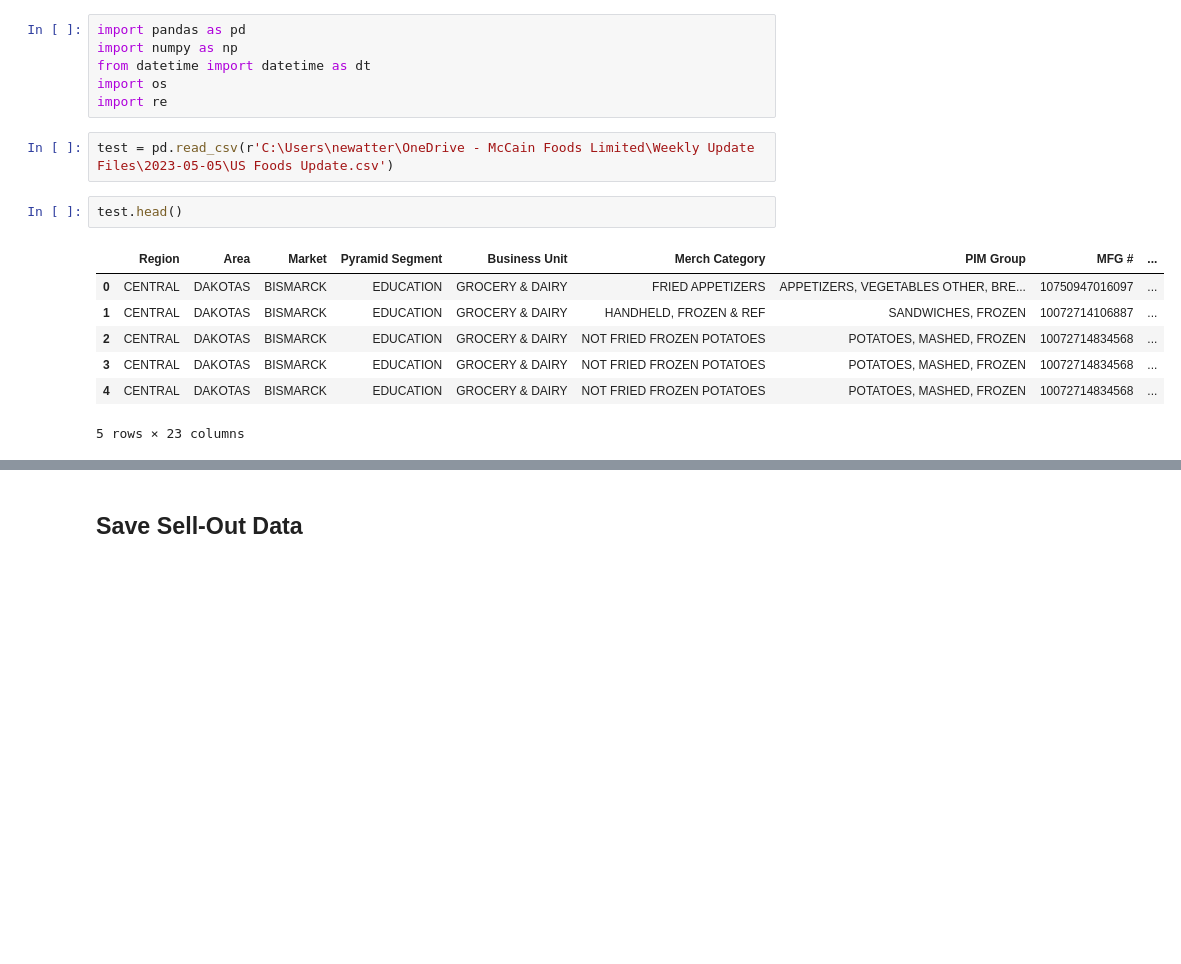
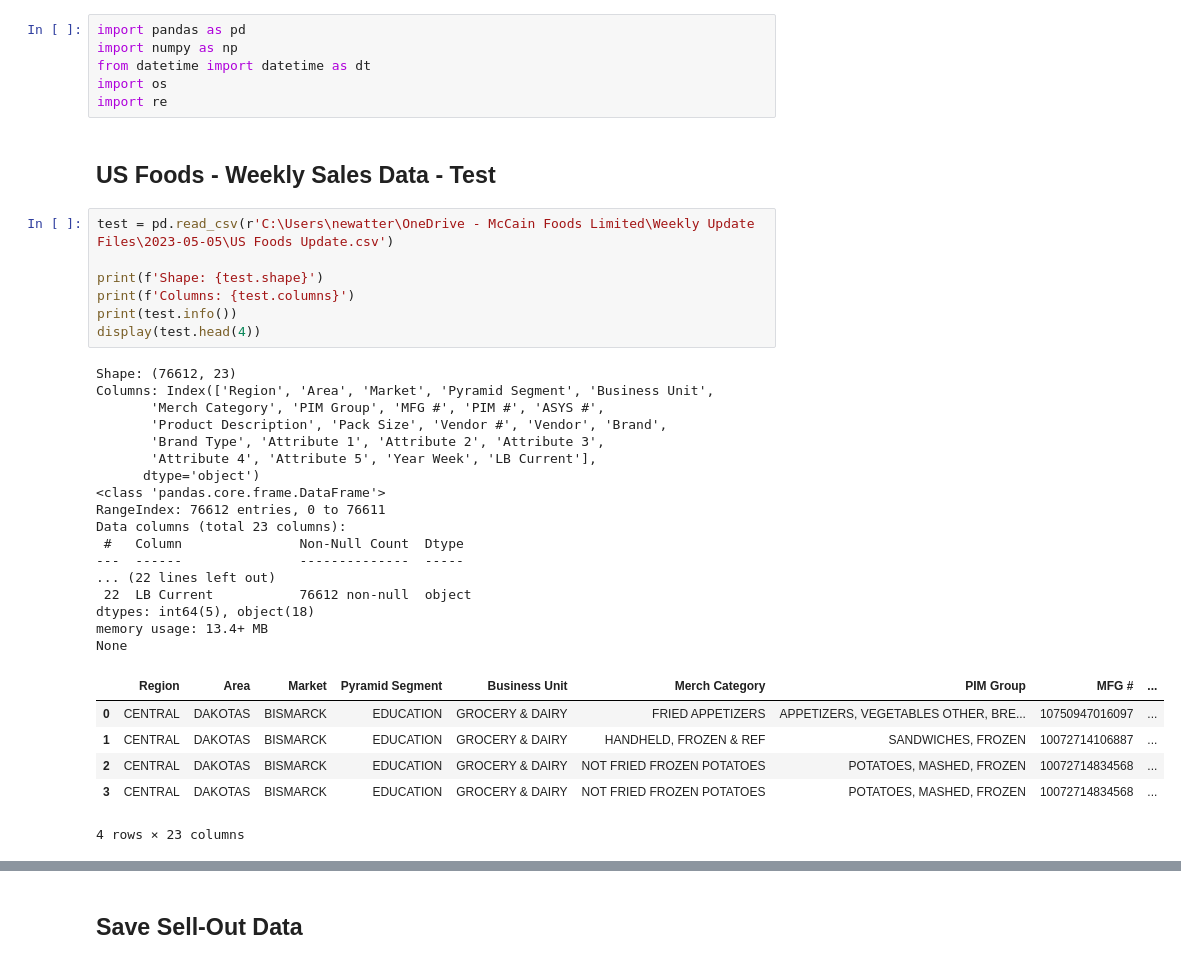
Before and after one commit to mfnewatter/Data-Update, a Jupyter notebook: sell_out_compile.ipynb, the cells around one changed output, grey strips where cells are left out. Drawn from its saved outputs; the diff is of its cells as text; blank space fills up the shorter version.

```diff
--- a/sell_out_compile.ipynb
+++ b/sell_out_compile.ipynb
@@ -4,15 +4,36 @@ import numpy as np
 from datetime import datetime as dt
 import os
 import re
+# %% [markdown]
+## US Foods - Weekly Sales Data - Test
 # %%
 test = pd.read_csv(r'C:\Users\newatter\OneDrive - McCain Foods Limited\Weekly Update Files\2023-05-05\US Foods Update.csv')
+
+print(f'Shape: {test.shape}')
+print(f'Columns: {test.columns}')
+print(test.info())
+display(test.head(4))
+# %% [output]
+Shape: (76612, 23)
+Columns: Index(['Region', 'Area', 'Market', 'Pyramid Segment', 'Business Unit',
+       'Merch Category', 'PIM Group', 'MFG #', 'PIM #', 'ASYS #',
+       'Product Description', 'Pack Size', 'Vendor #', 'Vendor', 'Brand',
+       'Brand Type', 'Attribute 1', 'Attribute 2', 'Attribute 3',
+       'Attribute 4', 'Attribute 5', 'Year Week', 'LB Current'],
+      dtype='object')
+<class 'pandas.core.frame.DataFrame'>
+RangeIndex: 76612 entries, 0 to 76611
+Data columns (total 23 columns):
+ #   Column               Non-Null Count  Dtype
+---  ------               --------------  -----
+... (22 lines left out)
+ 22  LB Current           76612 non-null  object
+dtypes: int64(5), object(18)
+memory usage: 13.4+ MB
+None
+|  | Region | Area | Market | Pyramid Segment | Business Unit | Merch Category | PIM Group | MFG # | ... |
+| 0 | CENTRAL | DAKOTAS | BISMARCK | EDUCATION | GROCERY & DAIRY | FRIED APPETIZERS | APPETIZERS, VEGETABLES OTHER, BRE... | 10750947016097 | ... |
+| 1 | CENTRAL | DAKOTAS | BISMARCK | EDUCATION | GROCERY & DAIRY | HANDHELD, FROZEN & REF | SANDWICHES, FROZEN | 10072714106887 | ... |
+| 2 | CENTRAL | DAKOTAS | BISMARCK | EDUCATION | GROCERY & DAIRY | NOT FRIED FROZEN POTATOES | POTATOES, MASHED, FROZEN | 10072714834568 | ... |
+| 3 | CENTRAL | DAKOTAS | BISMARCK | EDUCATION | GROCERY & DAIRY | NOT FRIED FROZEN POTATOES | POTATOES, MASHED, FROZEN | 10072714834568 | ... |
+4 rows × 23 columns
-# %%
-test.head()
-# %% [output]
-|  | Region | Area | Market | Pyramid Segment | Business Unit | Merch Category | PIM Group | MFG # | ... |
-| 0 | CENTRAL | DAKOTAS | BISMARCK | EDUCATION | GROCERY & DAIRY | FRIED APPETIZERS | APPETIZERS, VEGETABLES OTHER, BRE... | 10750947016097 | ... |
-| 1 | CENTRAL | DAKOTAS | BISMARCK | EDUCATION | GROCERY & DAIRY | HANDHELD, FROZEN & REF | SANDWICHES, FROZEN | 10072714106887 | ... |
-| 2 | CENTRAL | DAKOTAS | BISMARCK | EDUCATION | GROCERY & DAIRY | NOT FRIED FROZEN POTATOES | POTATOES, MASHED, FROZEN | 10072714834568 | ... |
-| 3 | CENTRAL | DAKOTAS | BISMARCK | EDUCATION | GROCERY & DAIRY | NOT FRIED FROZEN POTATOES | POTATOES, MASHED, FROZEN | 10072714834568 | ... |
-| 4 | CENTRAL | DAKOTAS | BISMARCK | EDUCATION | GROCERY & DAIRY | NOT FRIED FROZEN POTATOES | POTATOES, MASHED, FROZEN | 10072714834568 | ... |
-5 rows × 23 columns
```
Also changed, not shown: parts of 39 cells of this notebook, 22 other files.
